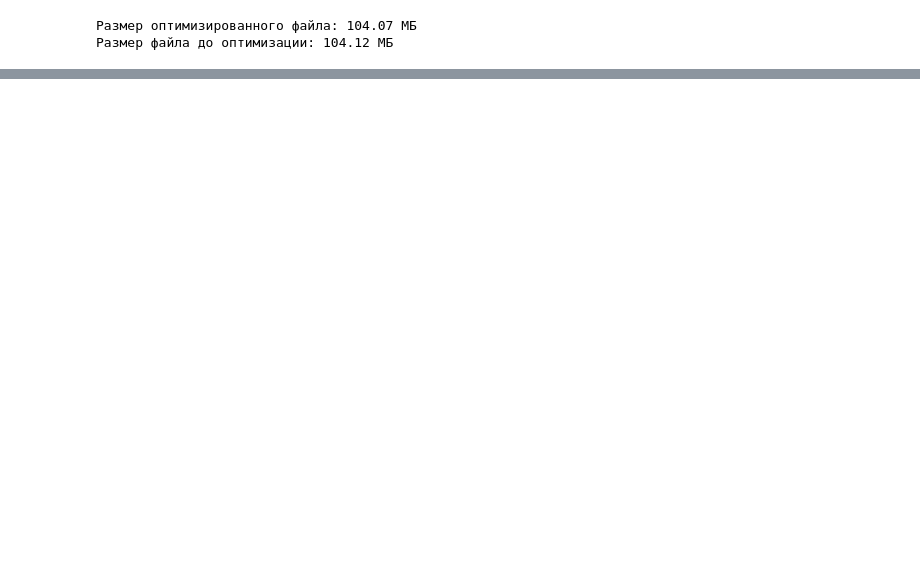
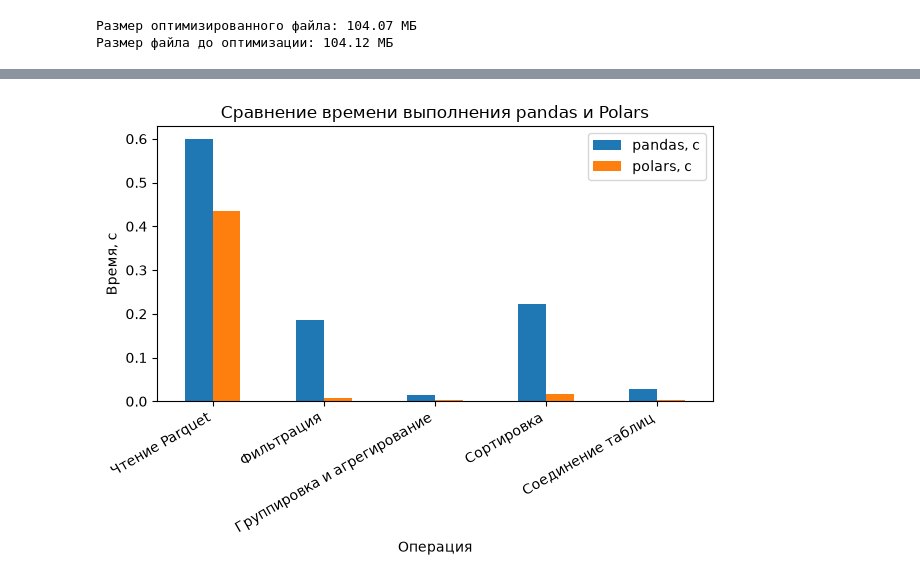
Before and after one commit to haeozo/Data, a Jupyter notebook: notebooks/01_overview.ipynb, the cells around one changed output, grey strips where cells are left out. Saved outputs shown, nothing was run; the diff lists cells and outputs as text; code cells hidden in the pictures; blank space fills up the shorter version.

Commit message:
feat: добавить сранение Polars и Pandas

```diff
--- a/notebooks/01_overview.ipynb
+++ b/notebooks/01_overview.ipynb
@@ -569,0 +875,26 @@ results.round(4)
+# %%
+def polars_lazy_pipeline():
+    return (
+        pl.scan_parquet(parquet_path)
+        .filter(
+            pl.col("rank") <= 100
+        )
+        .group_by("region")
+        .agg(
+            pl.col("rank").median().alias("median_rank")
+        )
+        .sort("median_rank")
+        .collect()
+    )
+
+
+polars_lazy_pipeline_time, polars_lazy_pipeline_memory = measure_operation(
+    polars_lazy_pipeline
+)
+
+print(f"Polars Lazy pipeline:")
+print(f"Время: {polars_lazy_pipeline_time:.4f} с")
+print(
+    f"Пиковая память: "
+    f"{polars_lazy_pipeline_memory:.2f} МБ"
+)
@@ -569,0 +998,19 @@ results.round(4)
+# %%
+results_for_plot = results.dropna(
+    subset=["pandas, с", "polars, с"]
+)
+
+results_for_plot.plot(
+    x="Операция",
+    y=["pandas, с", "polars, с"],
+    kind="bar"
+)
+
+plt.ylabel("Время, с")
+plt.xlabel("Операция")
+plt.title("Сравнение времени выполнения pandas и Polars")
+plt.xticks(rotation=30, ha="right")
+plt.tight_layout()
+plt.show()
+# %% [output]
+[figure, added]
```
Also changed, not shown: parts of 45 cells of this notebook.
